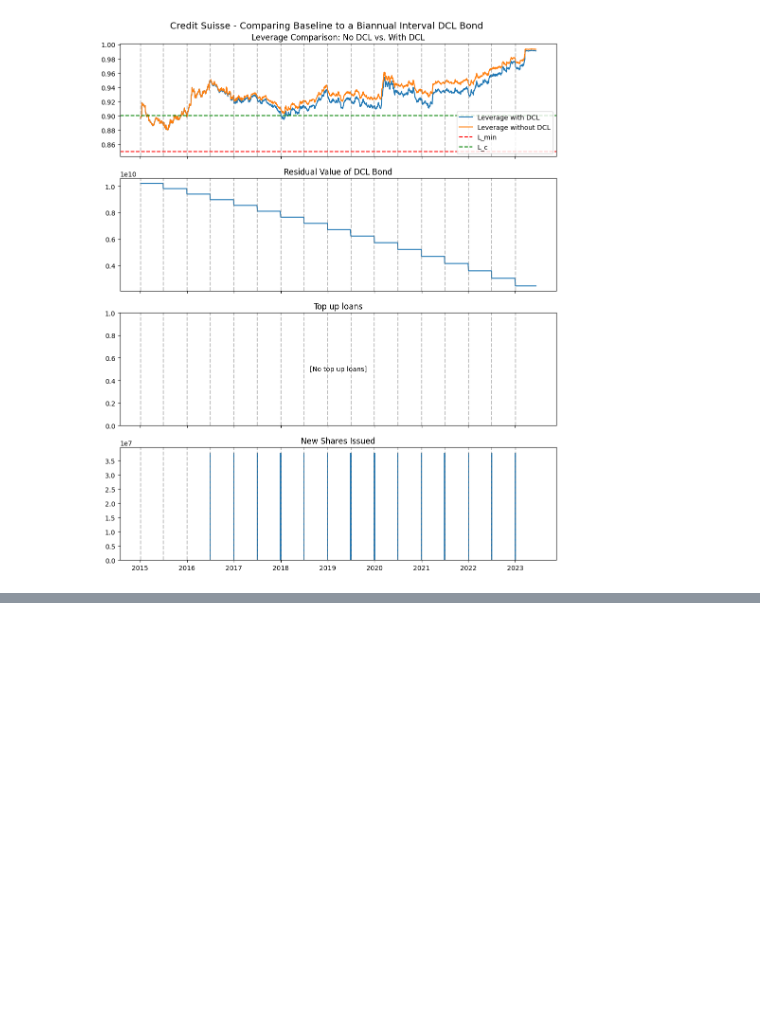
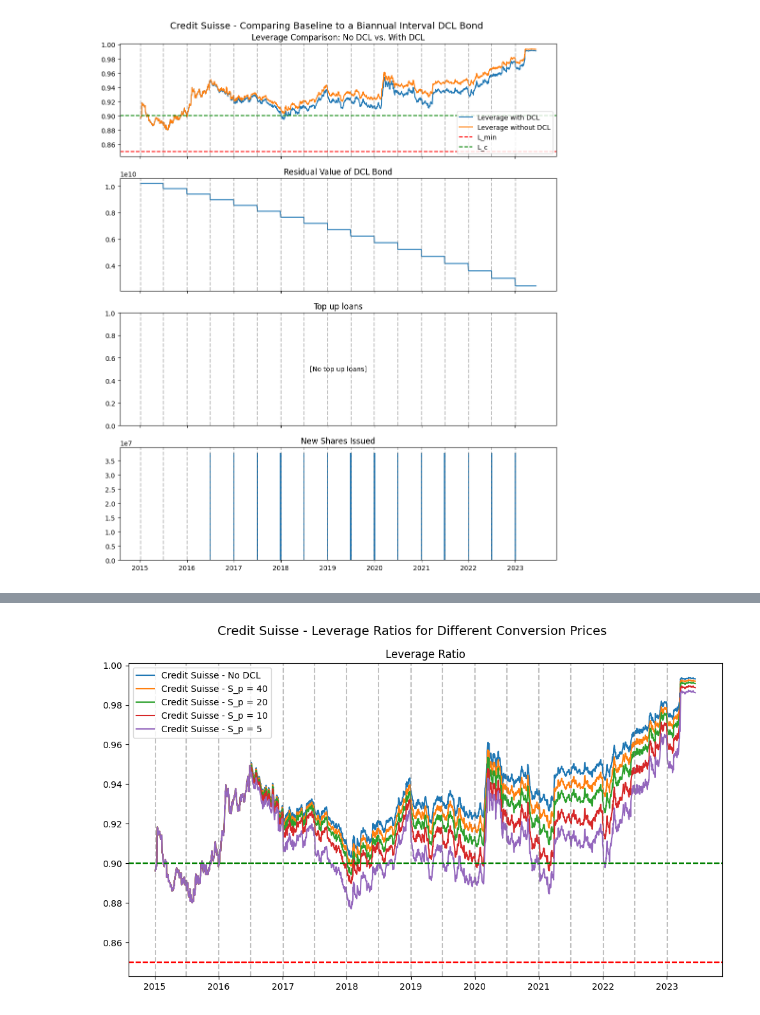
Before and after one commit to steinarb1234/DCL_coco_bond, a Jupyter notebook: main.ipynb, the cells around one changed output, grey strips where cells are left out. Cells and saved outputs as stored; diff of their text form; code cells hidden in the pictures; blank space fills up the shorter version.

```diff
--- a/main.ipynb
+++ b/main.ipynb
@@ -662,0 +665,23 @@ plot_leverage_ratios([cs_no_dcl, cs_dcl_yearly, cs_dcl_biannual, cs_dcl_monthly,
+# %%
+
+# Compare different conversion prices, S_p
+
+cs_dcl_conversion_prices = [
+    DCL_Bond(
+        name       = f"Credit Suisse - S_p = {db_S_p}",
+        ticker_ric = "CSGN.S^F23",          # Reuters Intrument Code (RIC) for the ticker
+        Q_init     = cs_Q_init,             # Initial value of DCL bonds
+        L_min      = cs_L_min,              # Minimum leverage ratio
+        L_c        = cs_L_c,                # Critical leverage ratio
+        S_p        = db_S_p,                    # Conversion price
+        r          = cs_r,                  # Risk free rate TODO: change to timeseries?
+        T_years    = 10,                    # Number of years to maturity for DCL bonds
+        freq       = 2,              # Frequency of interest payments and leverage considerations
+    ) for db_S_p in [40, 20, 10, 5]
+]
+cs_dcl_conversion_prices.insert(0, cs_no_dcl)
+# %%
+# Plot the leverages different conversion prices
+plot_leverage_ratios(cs_dcl_conversion_prices, title="Credit Suisse - Leverage Ratios for Different Conversion Prices", interv_lines = True)
+# %% [output]
+[figure, added]
```
Also changed, not shown: parts of 8 cells of this notebook, 20 other files.
